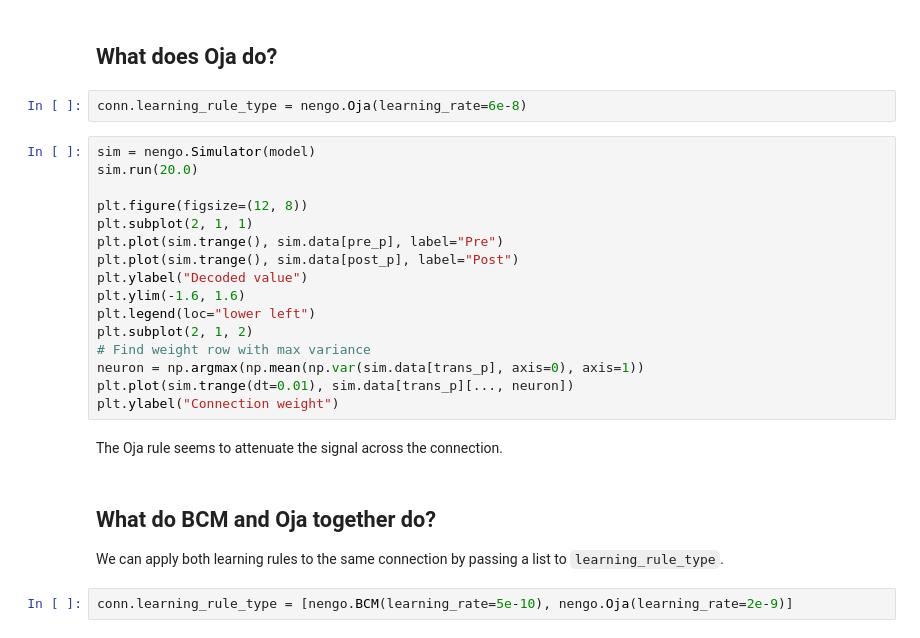
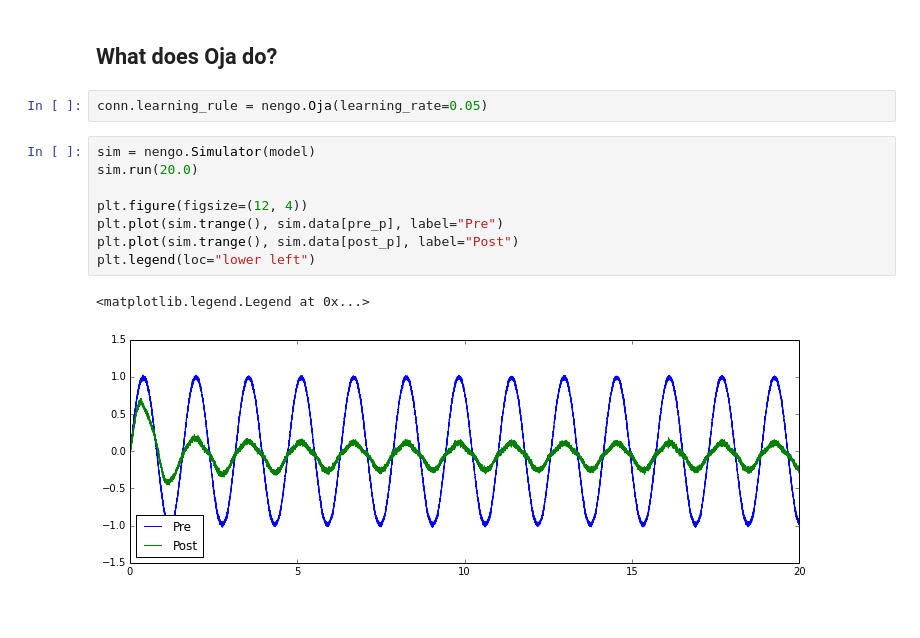
Before and after one commit to nengo/nengo, a Jupyter notebook: examples/learn_unsupervised.ipynb, the cells around one changed output. Cells and saved outputs as stored; diff of their text form; blank space fills up the shorter version.

```diff
--- a/examples/learn_unsupervised.ipynb
+++ b/examples/learn_unsupervised.ipynb
@@ -83,29 +118,15 @@ active synapses, and depresses non-active synapses.
 # %% [markdown]
 ## What does Oja do?
 # %%
-conn.learning_rule_type = nengo.Oja(learning_rate=6e-8)
+conn.learning_rule = nengo.Oja(learning_rate=0.05)
 # %%
 sim = nengo.Simulator(model)
 sim.run(20.0)
 
-plt.figure(figsize=(12, 8))
-plt.subplot(2, 1, 1)
+plt.figure(figsize=(12, 4))
 plt.plot(sim.trange(), sim.data[pre_p], label="Pre")
 plt.plot(sim.trange(), sim.data[post_p], label="Post")
-plt.ylabel("Decoded value")
-plt.ylim(-1.6, 1.6)
 plt.legend(loc="lower left")
-plt.subplot(2, 1, 2)
-# Find weight row with max variance
-neuron = np.argmax(np.mean(np.var(sim.data[trans_p], axis=0), axis=1))
-plt.plot(sim.trange(dt=0.01), sim.data[trans_p][..., neuron])
-plt.ylabel("Connection weight")
+# %% [output]
+<matplotlib.legend.Legend at 0x...>
+[figure, added]
-# %% [markdown]
-The Oja rule seems to attenuate the signal across the connection.
-# %% [markdown]
-## What do BCM and Oja together do?
-
-We can apply both learning rules to the same connection
-by passing a list to `learning_rule_type`.
-# %%
-conn.learning_rule_type = [nengo.BCM(learning_rate=5e-10), nengo.Oja(learning_rate=2e-9)]
```
Also changed, not shown: parts of 11 cells of this notebook, 10 other files.
